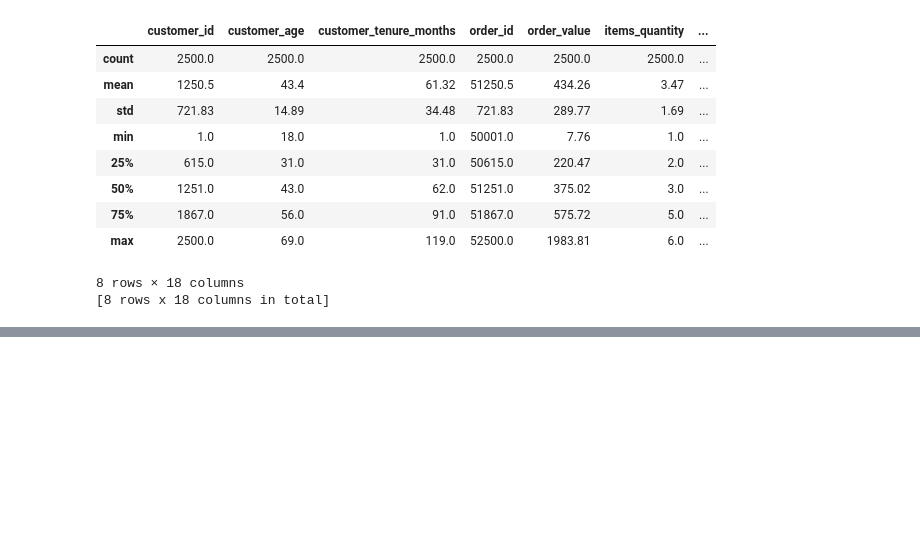
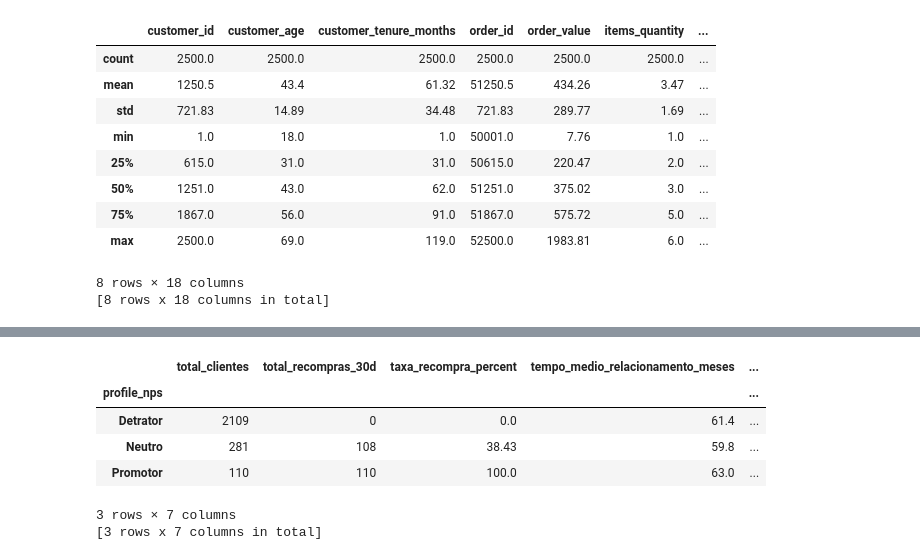
Before and after one commit to vanessahay/1IAST-TechChallenge, a Jupyter notebook: Fase 1/Notebook/1IAST-TechChallenge-Fase1.ipynb, the cells around one changed output, grey strips where cells are left out. Cells and saved outputs as stored; diff of their text form; code cells hidden in the pictures; blank space fills up the shorter version.

```diff
--- a/Fase 1/Notebook/1IAST-TechChallenge-Fase1.ipynb
+++ b/Fase 1/Notebook/1IAST-TechChallenge-Fase1.ipynb
@@ -171,0 +213,25 @@ Passo 3: Criação das variáveis de negócio
+# %%
+result = df_full_nps.groupby('profile_nps').agg(
+    total_clientes=('customer_id', 'count'),
+    total_recompras_30d=('repeat_purchase_30d', 'sum'),
+    taxa_recompra_percent=('repeat_purchase_30d', 'mean'),
+    tempo_medio_relacionamento_meses=('customer_tenure_months', 'mean'),
+    media_atraso_entrega=('delivery_delay_days', 'mean'),
+    media_contatos_suporte=('customer_service_contacts', 'mean'),
+    total_reclamacoes=('complaints_count', 'sum')
+)
+
+result['taxa_recompra_percent'] = (result['taxa_recompra_percent'] * 100).round(2)
+result['tempo_medio_relacionamento_meses'] = result['tempo_medio_relacionamento_meses'].round(1)
+result['media_atraso_entrega'] = result['media_atraso_entrega'].round(2)
+result['media_contatos_suporte'] = result['media_contatos_suporte'].round(2)
+
+result
+# %% [output]
+|  | total_clientes | total_recompras_30d | taxa_recompra_percent | tempo_medio_relacionamento_meses | ... |
+| profile_nps |  |  |  |  | ... |
+| Detrator | 2109 | 0 | 0.0 | 61.4 | ... |
+| Neutro | 281 | 108 | 38.43 | 59.8 | ... |
+| Promotor | 110 | 110 | 100.0 | 63.0 | ... |
+3 rows × 7 columns
+[3 rows x 7 columns in total]
```
Also changed, not shown: parts of 8 cells of this notebook.
